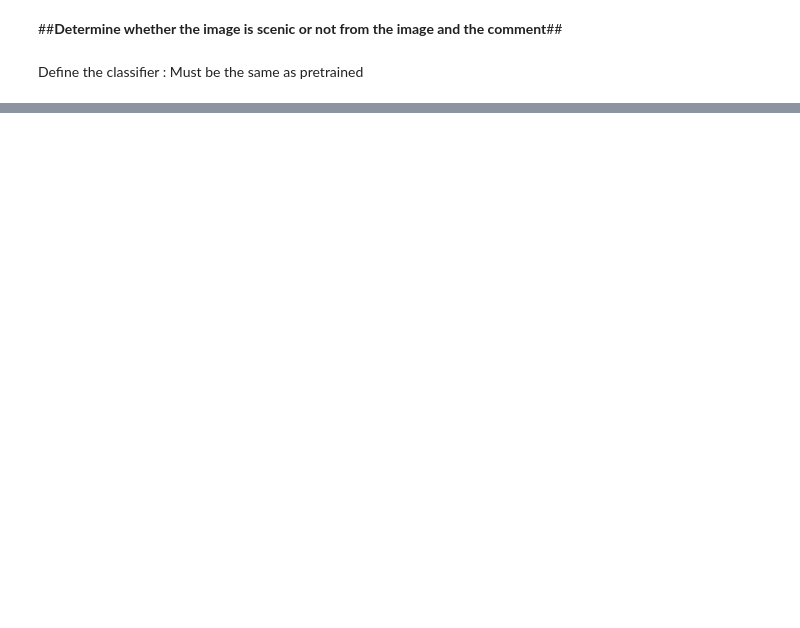
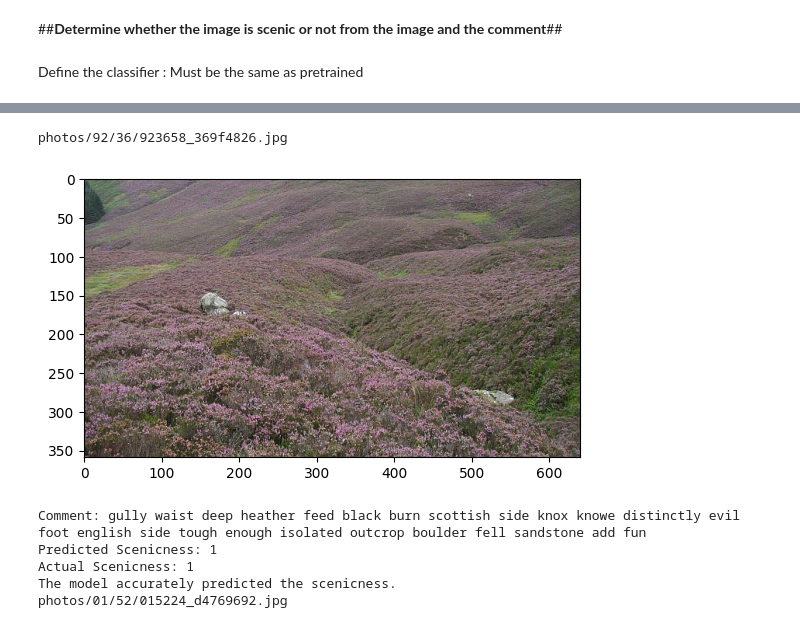
Before and after one commit to bilalgodesto/fyp, a Jupyter notebook: TEST_VILT.ipynb, the cells around one changed output, grey strips where cells are left out. Drawn from its saved outputs; the diff is of its cells as text; code cells hidden in the pictures; blank space fills up the shorter version.

Commit message:
Vilt

```diff
--- a/TEST_VILT.ipynb
+++ b/TEST_VILT.ipynb
@@ -95,0 +181,80 @@ scenic
+# %%
+# ... [rest of the code]
+import matplotlib.pyplot as plt
+import pandas as pd
+import os
+import requests
+from io import StringIO
+from io import BytesIO
+
+
+# 2. Displaying the Images and Descriptions
+
+import matplotlib.pyplot as plt
+device = torch.device("cuda:0" if torch.cuda.is_available() else "cpu")
+selected_df_read = pd.read_csv('selected_cases.csv')
+true_positives = 0
+true_negatives = 0
+false_positives = 0
+false_negatives = 0
+
+
+for index, row in selected_df_read.iterrows():
+    print( row['filename'])
+    #img_path = os.path.join('/content/drive/MyDrive', row['filename'])
+
+    #img = plt.imread(img_path)
+    filename = row['filename']
+    base_filename = os.path.basename(filename)
+    img_path = 'https://fypphotos.s3.amazonaws.com/' + base_filename
+
+    response = requests.get(img_path)
+    img = Image.open(BytesIO(response.content))
+    plt.imshow(img)
+    plt.show()
+    print(f"Comment: {row['clean_comments']}")
+
+    # 3. Model Predictions
+    try:
+        #test_data = ViltDataset(pd.DataFrame([row]))
+        test_data = ViltDataset(pd.DataFrame([row]).reset_index(drop=True))
+        dataloader = DataLoader(test_data, batch_size=1)
+        for data in dataloader:
+            encodings, labels = data
+            for key in encodings.keys():
+                encodings[key] = torch.squeeze(encodings[key], 1)
+            outputs = classifier(encodings)
+            predicted = torch.argmax(outputs, 1)
+            print(f"Predicted Scenicness: {predicted.item()}")
+            actual = row['scenic']
+            if predicted == 1 and actual == 1:
+                true_positives += 1
+            elif predicted == 0 and actual == 0:
+                true_negatives += 1
+            elif predicted == 1 and actual == 0:
+                false_positives += 1
+            elif predicted == 0 and actual == 1:
+                false_negatives += 1
+    except Exception as es:
+        print(f"Error during model prediction: {es}")
+        #print(f"Error during model prediction: {es}")
+        import traceback
+        traceback.print_exc()
+
+    # 4. Discussion
+    try:
+        print(f"Actual Scenicness: {row['scenic']}")
+        if predicted.item() == row['scenic']:
+            print("The model accurately predicted the scenicness.")
+        else:
+            print("The model's prediction deviated from the actual scenicness.")
+    except Exception as e:
+        print(f"Error during discussion: {e}")
+# %% [output]
+photos/92/36/923658_369f4826.jpg
+[figure, added]
+Comment: gully waist deep heather feed black burn scottish side knox knowe distinctly evil foot english side tough enough isolated outcrop boulder fell sandstone add fun
+Predicted Scenicness: 1
+Actual Scenicness: 1
+The model accurately predicted the scenicness.
+photos/01/52/015224_d4769692.jpg
```
Also changed, not shown: parts of 6 cells of this notebook.
